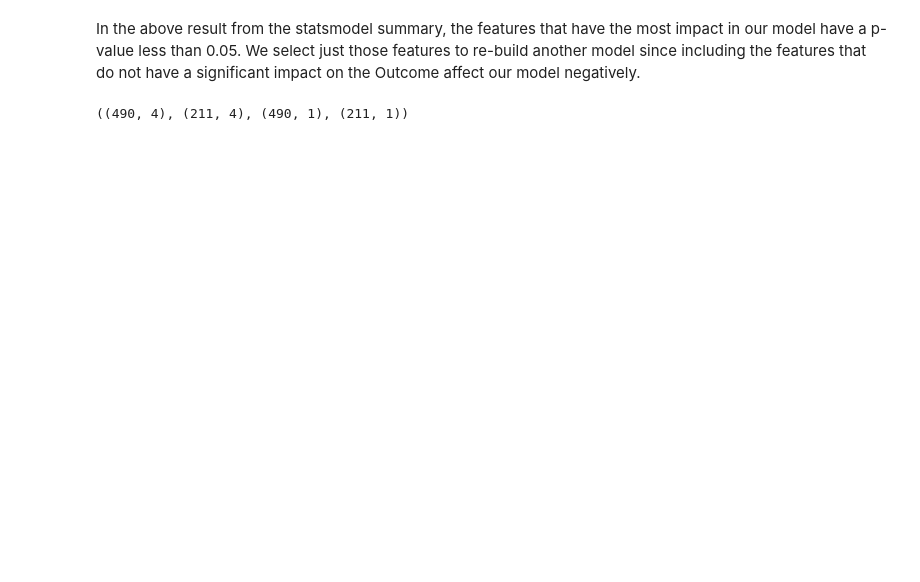
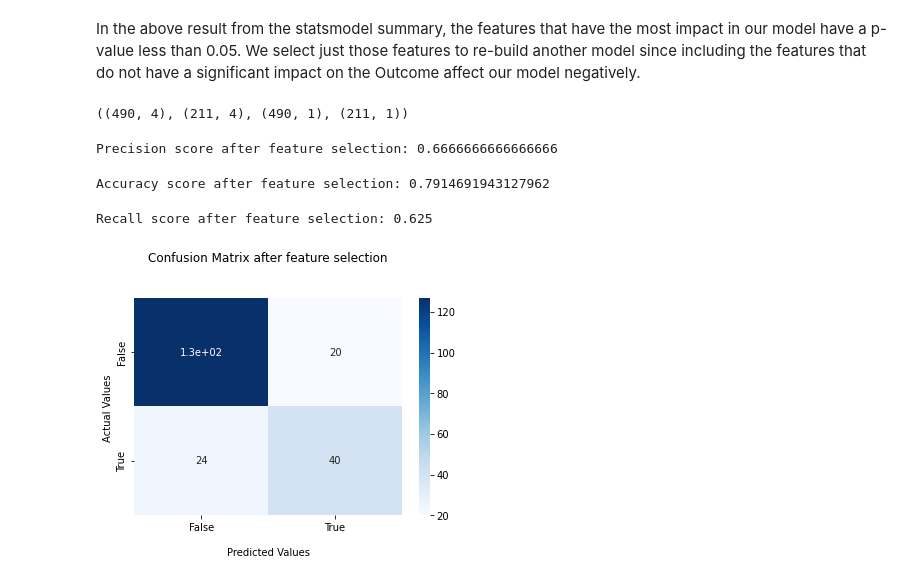
Before and after one commit to niramay447/kaggle-competitions, a Jupyter notebook: diabetes-predictor.ipynb, the cells around one changed output. Drawn from its saved outputs; the diff is of its cells as text; code cells hidden in the pictures; blank space fills up the shorter version.

```diff
--- a/diabetes-predictor.ipynb
+++ b/diabetes-predictor.ipynb
@@ -273,3 +273,30 @@ X__train.shape, X__test.shape, Y__train.shape, Y__test.shape
 regressor_ = LogisticRegression()
 regressor_.fit(X__train, Y__train)
 predictions_ = regressor_.predict(X__test)
+# %%
+print('Precision score after feature selection:',precision_score(Y__test, predictions_))
+# %% [output]
+Precision score after feature selection: 0.6666666666666666
+# %%
+print('Accuracy score after feature selection:',accuracy_score(Y__test, predictions_))
+# %% [output]
+Accuracy score after feature selection: 0.7914691943127962
+# %%
+print('Recall score after feature selection:', recall_score(Y__test, predictions_))
+# %% [output]
+Recall score after feature selection: 0.625
+# %%
+confusion_matrix = confusion_matrix(Y__test,predictions_)
+
+ax = sns.heatmap(confusion_matrix, annot=True, cmap='Blues')
+
+ax.set_title('Confusion Matrix after feature selection\n\n');
+ax.set_xlabel('\nPredicted Values')
+ax.set_ylabel('Actual Values ');
+
+ax.xaxis.set_ticklabels(['False','True'])
+ax.yaxis.set_ticklabels(['False','True'])
+
+plt.show()
+# %% [output]
+[figure, added]
```
Also changed, not shown: parts of 8 cells of this notebook.
